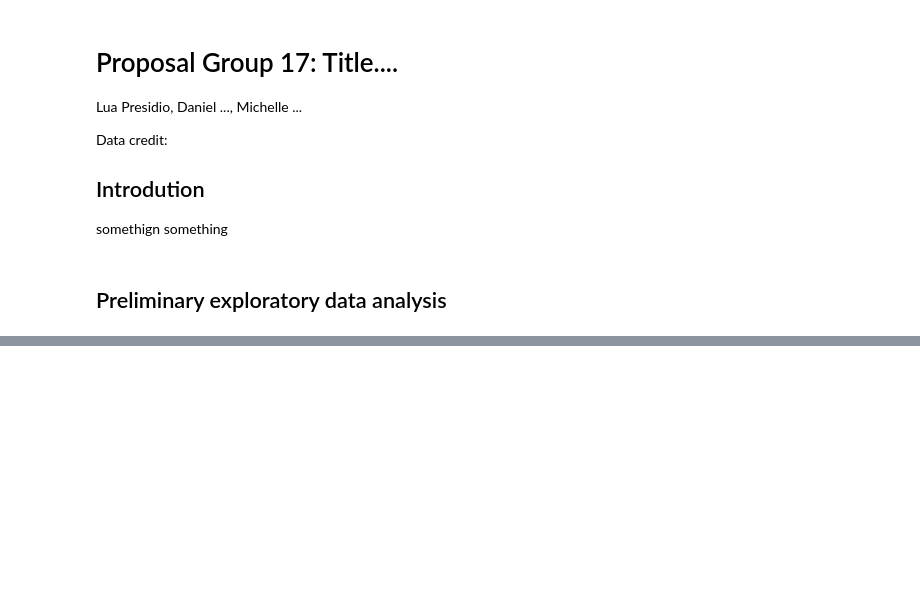
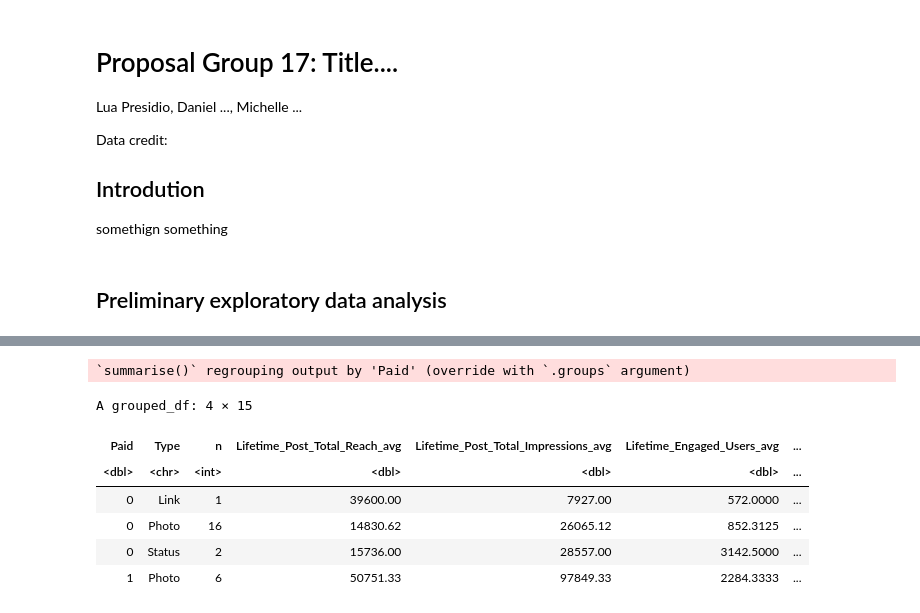
Before and after one commit to danielhou13/DSCI-100-Project-gr-17, a Jupyter notebook: Proposal.ipynb, the cells around one changed output, grey strips where cells are left out. Cells and saved outputs as stored; diff of their text form; code cells hidden in the pictures; blank space fills up the shorter version.

```diff
--- a/Proposal.ipynb
+++ b/Proposal.ipynb
@@ -87,2 +113,29 @@ A spec_tbl_df: 25 × 19
+# %%
+# finding the mean of post interactions, engagement, impressions, reach for paid and unpaid posts, etc., and number of observations for each status of Paid vs unpaid, and post type
+# subject to change based on specifics of proposal question
+fb_data_2 %>%
+    group_by(Paid, Type) %>%
+    summarize(n = n(),
+              Lifetime_Post_Total_Reach_avg = mean(Lifetime_Post_Total_Reach),
+              Lifetime_Post_Total_Impressions_avg = mean(Lifetime_Post_Total_Impressions),
+              Lifetime_Engaged_Users_avg = mean(Lifetime_Engaged_Users),
+              Lifetime_Post_Consumers_avg = mean(Lifetime_Post_Consumers),
+              Lifetime_Post_Consumptions_avg = mean(Lifetime_Post_Consumptions),
+              Lifetime_Post_Impressions_by_people_who_have_liked_your_Page_avg = mean(Lifetime_Post_Impressions_by_people_who_have_liked_your_Page),
+              Lifetime_Post_reach_by_people_who_like_your_Page = mean(Lifetime_Post_reach_by_people_who_like_your_Page),
+              Lifetime_People_who_have_liked_your_Page_and_engaged_with_your_post_avg = mean(Lifetime_People_who_have_liked_your_Page_and_engaged_with_your_post),
+              comment_avg = mean(comment),
+              like_avg = mean(like),
+              share_avg = mean(share),
+              Total_Interactions_avg = mean(Total_Interactions))
+# %% [output]
+`summarise()` regrouping output by 'Paid' (override with `.groups` argument)
+A grouped_df: 4 × 15
+| Paid | Type | n | Lifetime_Post_Total_Reach_avg | Lifetime_Post_Total_Impressions_avg | Lifetime_Engaged_Users_avg | ... |
+| <dbl> | <chr> | <int> | <dbl> | <dbl> | <dbl> | ... |
+| 0 | Link | 1 | 39600.00 | 7927.00 | 572.0000 | ... |
+| 0 | Photo | 16 | 14830.62 | 26065.12 | 852.3125 | ... |
+| 0 | Status | 2 | 15736.00 | 28557.00 | 3142.5000 | ... |
+| 1 | Photo | 6 | 50751.33 | 97849.33 | 2284.3333 | ... |
 # %%
 ## Methods
```
Also changed, not shown: parts of 2 cells of this notebook.
